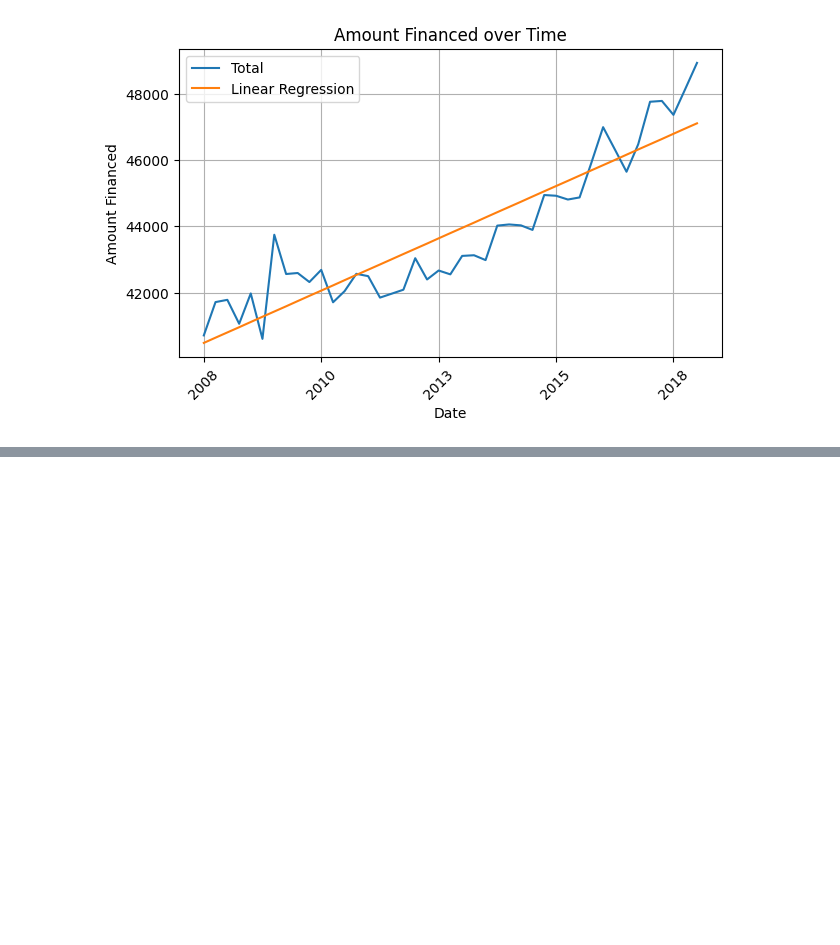
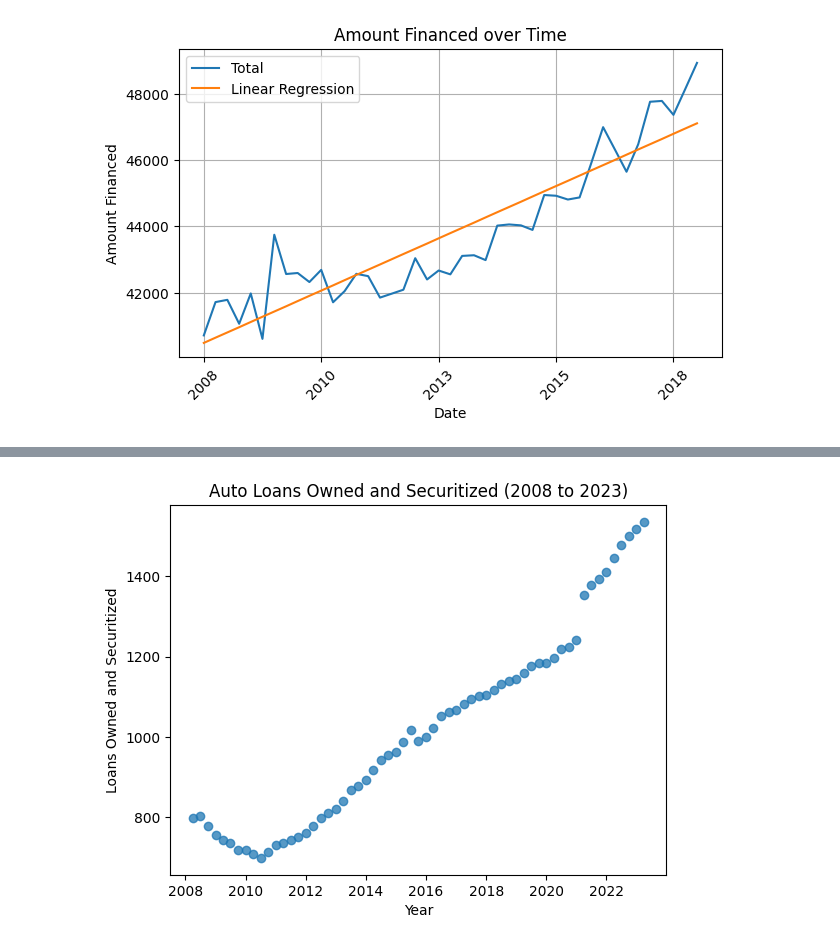
Before and after one commit to NadyaSlb/New_Car_Loan_Analysis, a Jupyter notebook: Car Data Analysis.ipynb, the cells around one changed output, grey strips where cells are left out. Drawn from its saved outputs; the diff is of its cells as text; code cells hidden in the pictures; blank space fills up the shorter version.

```diff
--- a/Car Data Analysis.ipynb
+++ b/Car Data Analysis.ipynb
@@ -940,0 +1100,13 @@ plt.show()
+# %%
+# Build scatter plot for Auto Loans Owned and Securitized
+plt.scatter(own_df["Observation Date"], own_df['Auto Loans Owned and Securitized'], alpha=0.75)
+
+# Incorporate the other graph properties
+plt.title("Auto Loans Owned and Securitized (2008 to 2023)")
+plt.xlabel("Year")
+plt.ylabel("Loans Owned and Securitized")
+
+# Show plot
+plt.show()
+# %% [output]
+[figure, added]
```
Also changed, not shown: parts of 20 cells of this notebook, 1 other file.
